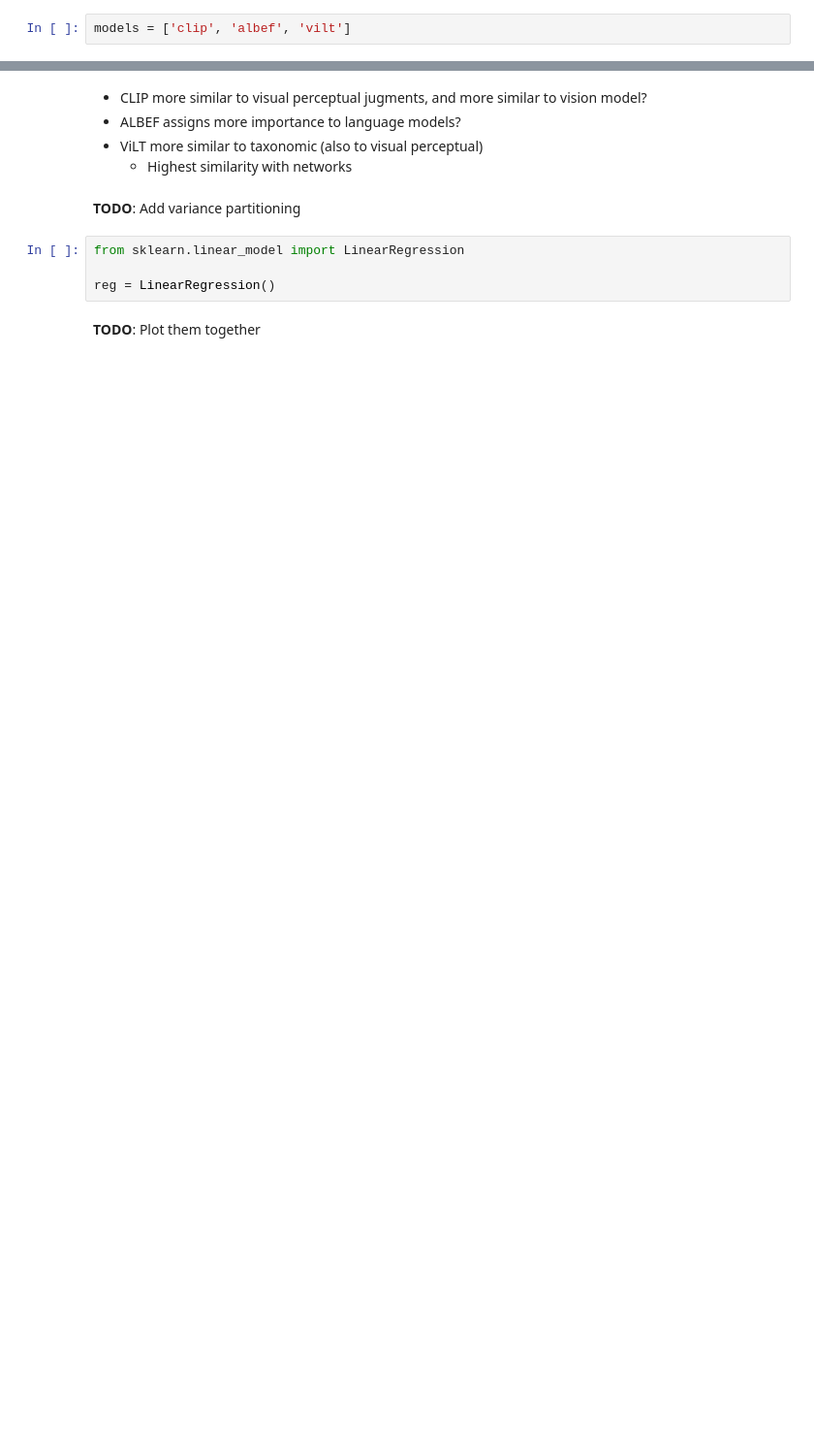
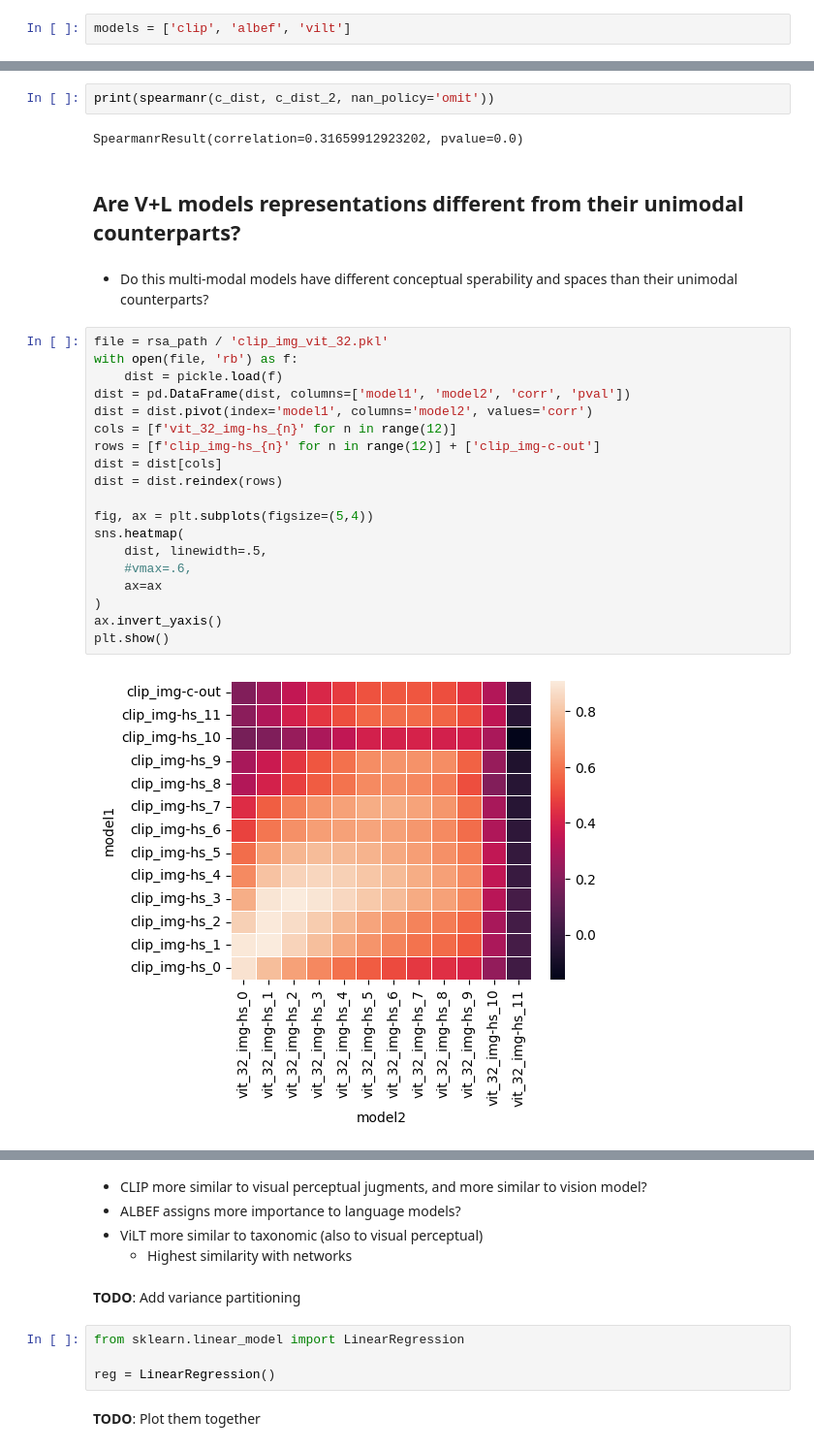
Before and after one commit to martinagvilas/fsk-multimodal, a Jupyter notebook: vis_results/ICLR.ipynb, the cells around one changed output, grey strips where cells are left out. Shown at 97% size. Drawn from its saved outputs; the diff is of its cells as text; blank space fills up the shorter version.

```diff
--- a/vis_results/ICLR.ipynb
+++ b/vis_results/ICLR.ipynb
@@ -32,0 +91,29 @@ fsk_ft = get_fsk_features(project_path / 'dataset')
+# %%
+print(spearmanr(c_dist, c_dist_2, nan_policy='omit'))
+# %% [output]
+SpearmanrResult(correlation=0.31659912923202, pvalue=0.0)
+# %% [markdown]
+## Are V+L models representations different from their unimodal counterparts?
+# %% [markdown]
+- Do this multi-modal models have different conceptual sperability and spaces than their unimodal counterparts?
+# %%
+file = rsa_path / 'clip_img_vit_32.pkl'
+with open(file, 'rb') as f:
+    dist = pickle.load(f)
+dist = pd.DataFrame(dist, columns=['model1', 'model2', 'corr', 'pval'])
+dist = dist.pivot(index='model1', columns='model2', values='corr')
+cols = [f'vit_32_img-hs_{n}' for n in range(12)]
+rows = [f'clip_img-hs_{n}' for n in range(12)] + ['clip_img-c-out']
+dist = dist[cols]
+dist = dist.reindex(rows)
+
+fig, ax = plt.subplots(figsize=(5,4))
+sns.heatmap(
+    dist, linewidth=.5,
+    #vmax=.6,
+    ax=ax
+)
+ax.invert_yaxis()
+plt.show()
+# %% [output]
+[figure, added]
```
Also changed, not shown: parts of 91 cells of this notebook, 10 other files.
